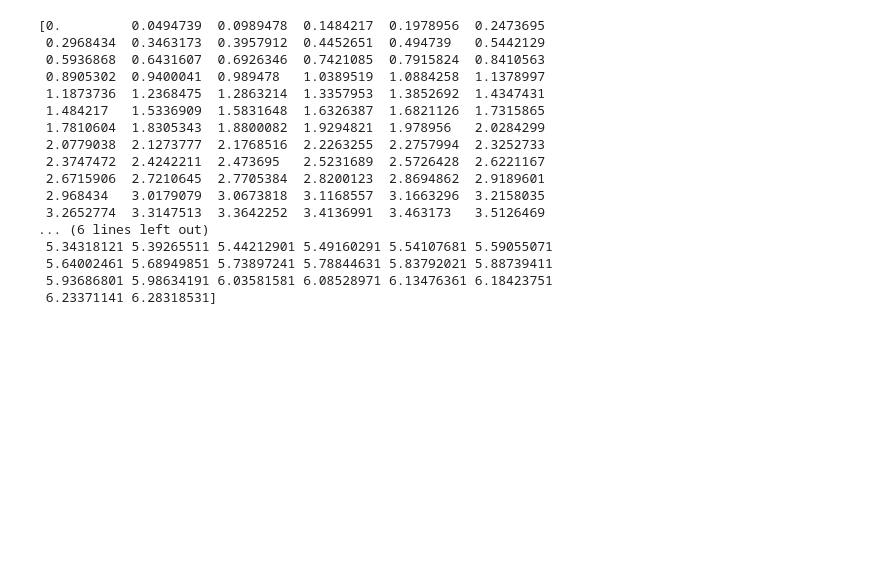
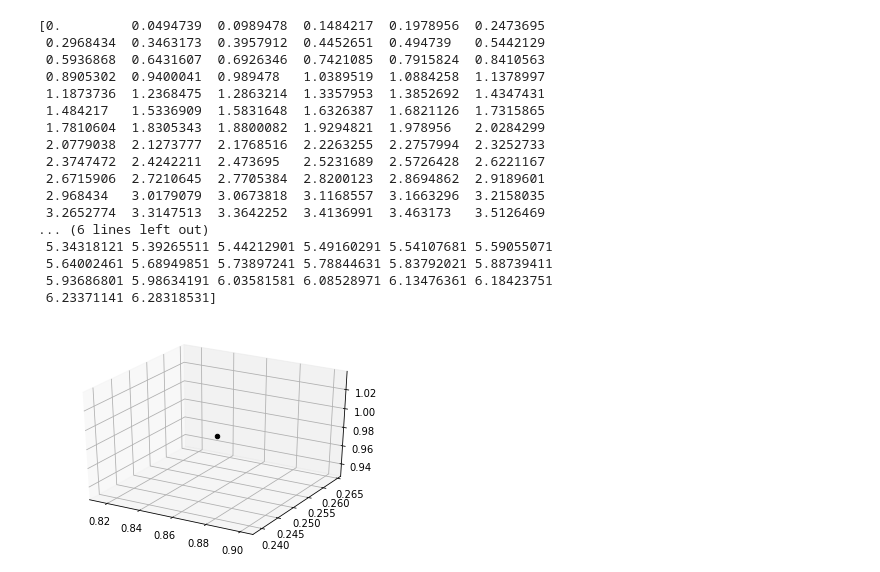
Before and after one commit to agarwal-ayushi/Machine-Learning-Assignments, a Jupyter notebook: Assignment1/ques1/python-tutorial.ipynb, the cells around one changed output. Saved outputs shown, nothing was run; the diff lists cells and outputs as text; code cells hidden in the pictures; blank space fills up the shorter version.

```diff
--- a/Assignment1/ques1/python-tutorial.ipynb
+++ b/Assignment1/ques1/python-tutorial.ipynb
@@ -779,3 +782,36 @@ print(frames)
  5.64002461 5.68949851 5.73897241 5.78844631 5.83792021 5.88739411
  5.93686801 5.98634191 6.03581581 6.08528971 6.13476361 6.18423751
  6.23371141 6.28318531]
+# %%
+import numpy as np
+import matplotlib.pyplot as plt
+from mpl_toolkits.mplot3d.axes3d import Axes3D
+from matplotlib.animation import FuncAnimation
+from IPython.display import HTML
+
+
+def update_plot(num, data, sc):
+    #print sc._offsets3d
+    sc._offsets3d = data[num]
+    return sc
+
+
+def main():
+    numframes = 10
+    data = np.random.rand(numframes, 3, 1)# a (time, position) array
+
+    fig = plt.figure()
+    ax = fig.add_subplot(111, projection='3d')
+
+    ix, iy, iz = data[0]
+    sc = ax.scatter(ix, iy, iz, c='k')
+    ani = FuncAnimation(fig, update_plot, frames=numframes,
+            fargs=(data,sc))
+    #plt.show()
+
+
+if __name__ == '__main__':
+    main()
+    HTML(ani.to_html5_video())
+# %% [output]
+[figure, added]
```
Also changed, not shown: parts of 2 cells of this notebook, 7 other files.
